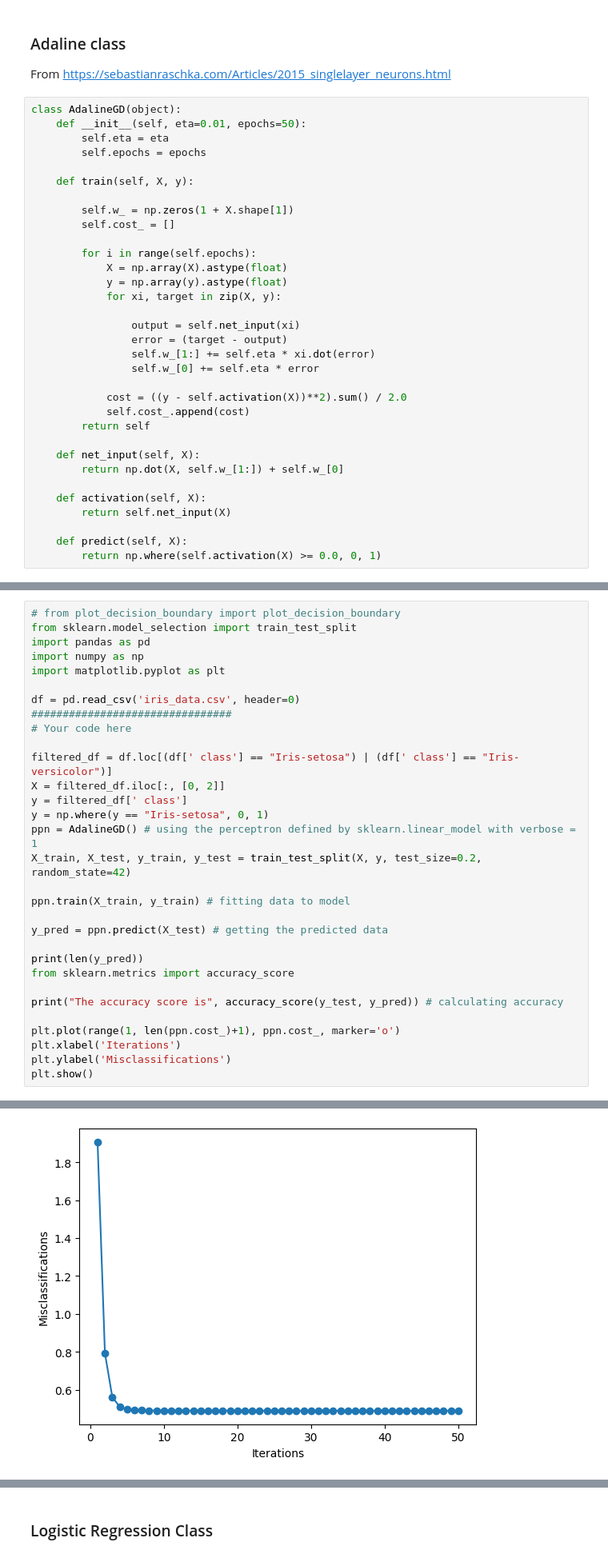
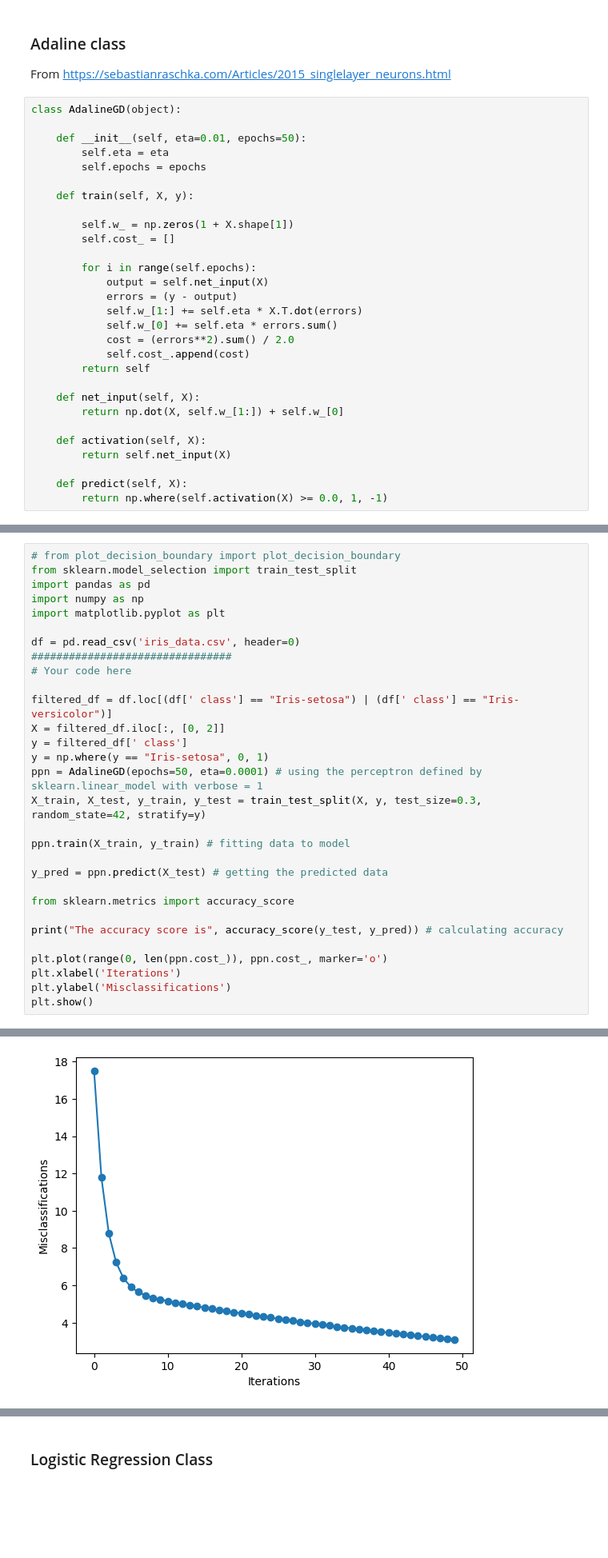
Before and after one commit to SajinMohamedPe/Introduction-to-Data-Engineering-and-Machine-Learning, a Jupyter notebook: Activity3_01.ipynb, the cells around one changed output, grey strips where cells are left out. Shown at 80% size. Saved outputs shown, nothing was run; the diff lists cells and outputs as text; blank space fills up the shorter version.

```diff
--- a/Activity3_01.ipynb
+++ b/Activity3_01.ipynb
@@ -15,6 +15,7 @@ import matplotlib.pyplot as plt
 From https://sebastianraschka.com/Articles/2015_singlelayer_neurons.html
 # %%
 class AdalineGD(object):
+
     def __init__(self, eta=0.01, epochs=50):
         self.eta = eta
         self.epochs = epochs
@@ -25,16 +26,11 @@ class AdalineGD(object):
         self.cost_ = []
 
         for i in range(self.epochs):
-            X = np.array(X).astype(float)
-            y = np.array(y).astype(float)
-            for xi, target in zip(X, y):
-
-                output = self.net_input(xi)
-                error = (target - output)
-                self.w_[1:] += self.eta * xi.dot(error)
-                self.w_[0] += self.eta * error
-
-            cost = ((y - self.activation(X))**2).sum() / 2.0
+            output = self.net_input(X)
+            errors = (y - output)
+            self.w_[1:] += self.eta * X.T.dot(errors)
+            self.w_[0] += self.eta * errors.sum()
+            cost = (errors**2).sum() / 2.0
             self.cost_.append(cost)
         return self
 
@@ -45,4 +41,4 @@ class AdalineGD(object):
         return self.net_input(X)
 
     def predict(self, X):
-        return np.where(self.activation(X) >= 0.0, 0, 1)
+        return np.where(self.activation(X) >= 0.0, 1, -1)
@@ -61,19 +95,18 @@ filtered_df = df.loc[(df[' class'] == "Iris-setosa") | (df[' class'] == "Iris-ve
 X = filtered_df.iloc[:, [0, 2]]
 y = filtered_df[' class']
 y = np.where(y == "Iris-setosa", 0, 1)
-ppn = AdalineGD() # using the perceptron defined by sklearn.linear_model with verbose = 1
-X_train, X_test, y_train, y_test = train_test_split(X, y, test_size=0.2, random_state=42)
+ppn = AdalineGD(epochs=50, eta=0.0001) # using the perceptron defined by sklearn.linear_model with verbose = 1
+X_train, X_test, y_train, y_test = train_test_split(X, y, test_size=0.3, random_state=42, stratify=y)
 
 ppn.train(X_train, y_train) # fitting data to model
 
 y_pred = ppn.predict(X_test) # getting the predicted data
 
-print(len(y_pred))
 from sklearn.metrics import accuracy_score
 
 print("The accuracy score is", accuracy_score(y_test, y_pred)) # calculating accuracy
 
-plt.plot(range(1, len(ppn.cost_)+1), ppn.cost_, marker='o')
+plt.plot(range(0, len(ppn.cost_)), ppn.cost_, marker='o')
 plt.xlabel('Iterations')
 plt.ylabel('Misclassifications')
 plt.show()
@@ -82,5 +114,5 @@ plt.show()
 The accuracy score is 0.5
-[figure, old version]
+[figure, new version]
 # %% [markdown]
 ## Logistic regression
 Adapt the Adaline class to use logistic regression. Recall, the `activation` function for logistic regression is the sigmoid function:
```
Also changed, not shown: parts of 24 cells of this notebook.
